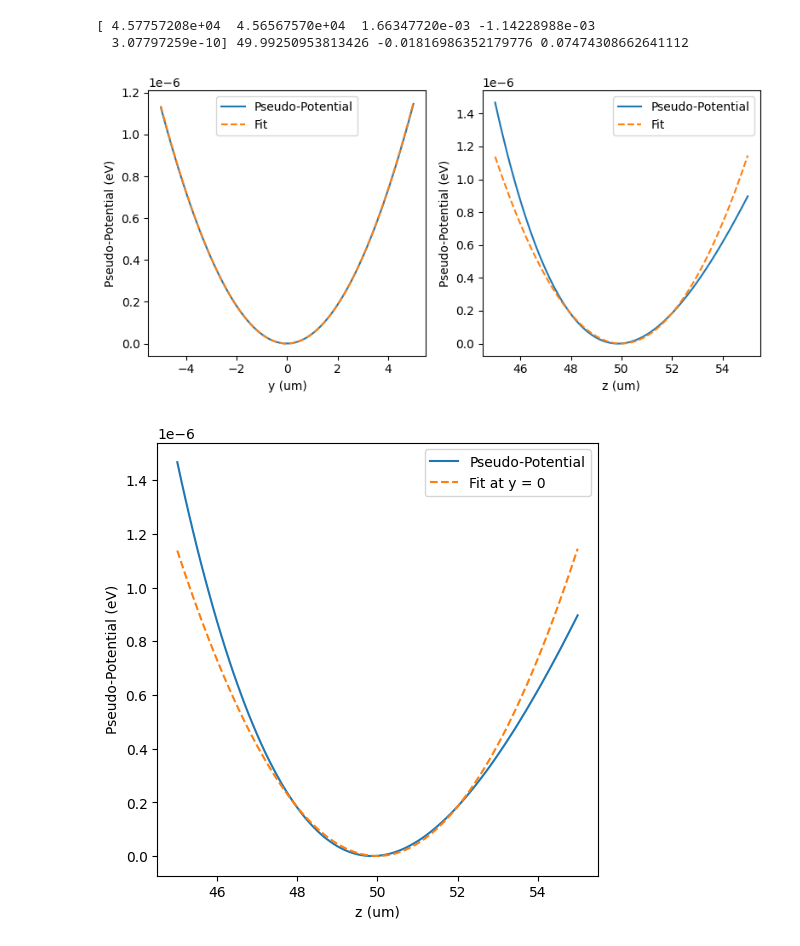
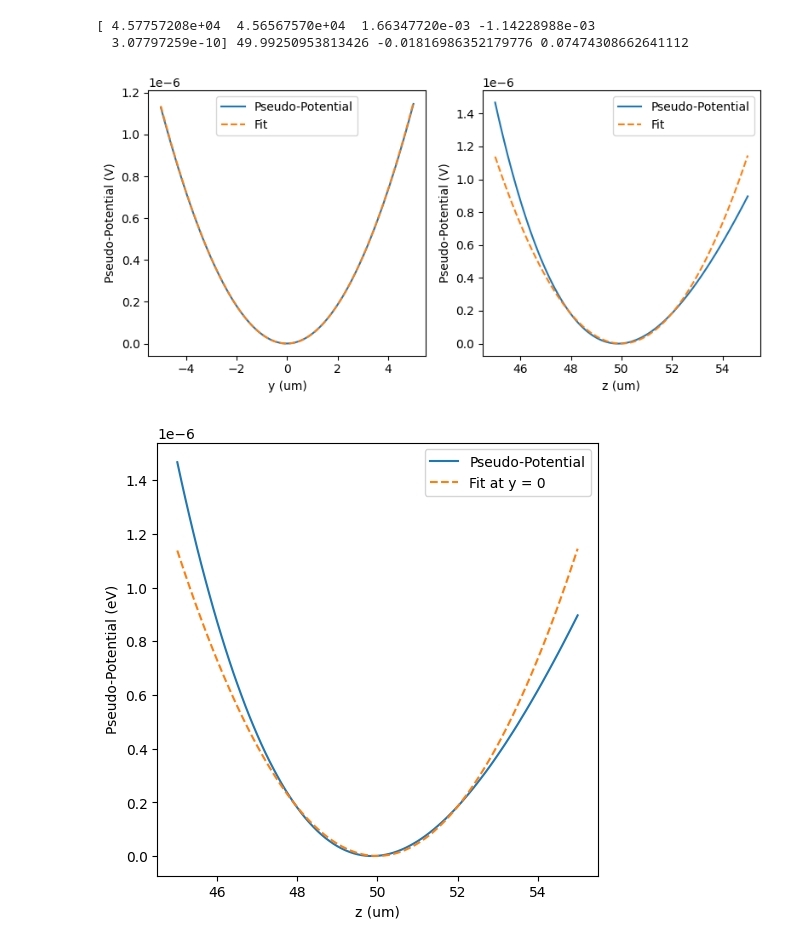
Before and after one commit to PQEGroup/trap_sim_nullspace, a Jupyter notebook: lionix_gate/output_file/rf/rf_analysis.ipynb, the cells around one changed output. Saved outputs shown, nothing was run; the diff lists cells and outputs as text; code cells hidden in the pictures.

```diff
--- a/lionix_gate/output_file/rf/rf_analysis.ipynb
+++ b/lionix_gate/output_file/rf/rf_analysis.ipynb
@@ -275,29 +275,29 @@ hessian = np.array([[2*a, 0], [0, 2*b]])
 # %%
 y_slice = y[0,:,z_center_index]
 phi_y = pseudo_potential[0,:,z_center_index]
 
 fig, axs = plt.subplots(1,2, figsize=(8, 4), constrained_layout=True)
 ax = axs[0]
 ax.plot(y_slice*1e6, phi_y, label="Pseudo-Potential")
 ax.plot(y_slice*1e6, a*y_slice**2 + c*y_slice + b*(z0-ion_height_ansatz)**2 + d*(z0-ion_height_ansatz) + e, label="Fit", linestyle="--")
 ax.set_xlabel("y (um)")
-ax.set_ylabel("Pseudo-Potential (eV)")
+ax.set_ylabel("Pseudo-Potential (V)")
 ax.legend()
 
 z_slice = z[0,y_center_index,:]
 phi_z = pseudo_potential[0,y_center_index,:]
 
 ax = axs[1]
 ax.plot(z_slice*1e6, phi_z, label="Pseudo-Potential")
 ax.plot(z_slice*1e6, b*(z_slice-ion_height_ansatz)**2 + d*(z_slice-ion_height_ansatz) + e, label="Fit", linestyle="--")
 ax.set_xlabel("z (um)")
-ax.set_ylabel("Pseudo-Potential (eV)")
+ax.set_ylabel("Pseudo-Potential (V)")
 ax.legend()
 plt.tight_layout()
 plt.savefig("rf_fit.pdf")
 plt.show()
 # %% [output]
-[figure, old version]
+[figure, new version]
 # %%
 z_slice = z[0,y_center_index,:]
 phi_z = pseudo_potential[0,y_center_index,:]
```
Also changed, not shown: 21 other files.
